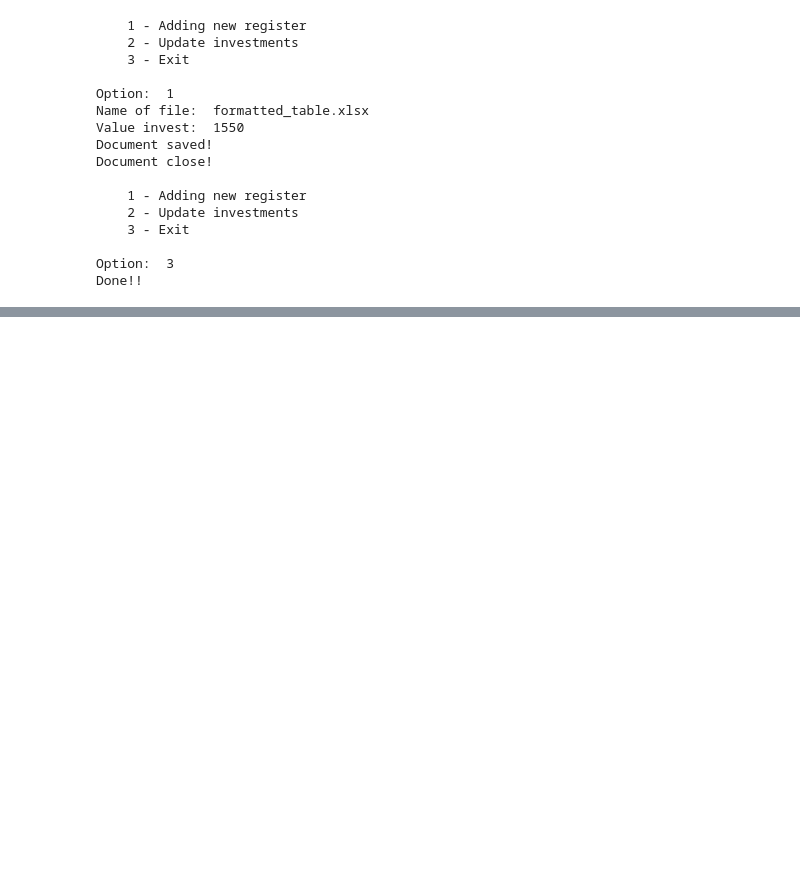
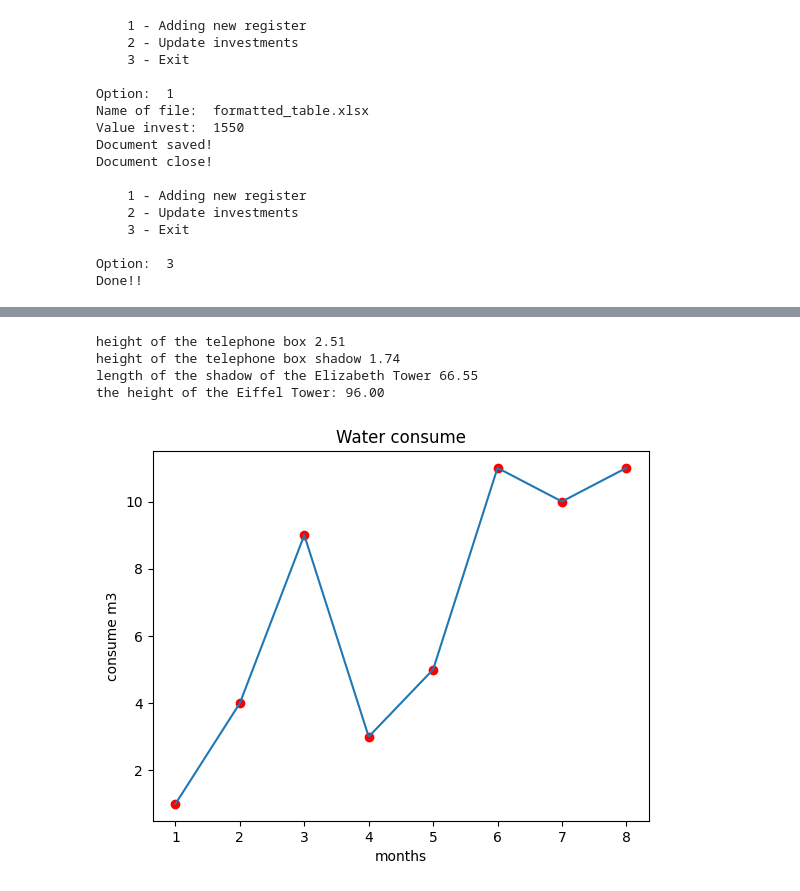
Before and after one commit to npereira89/learn_python, a Jupyter notebook: HelloWorld.ipynb, the cells around one changed output, grey strips where cells are left out. Saved outputs shown, nothing was run; the diff lists cells and outputs as text; code cells hidden in the pictures; blank space fills up the shorter version.

```diff
--- a/HelloWorld.ipynb
+++ b/HelloWorld.ipynb
@@ -397,0 +263,32 @@ for a in range(1,5):
+# %%
+#How tall is Big Ben? - www.101computing.net/how-tall-is-big-ben-python-challenge/
+# h = 2.51
+# l = 1.74
+# L = 66.55
+#
+# Input
+h = float(input("height of the telephone box"))
+l = float(input("height of the telephone box shadow"))
+L = float(input("length of the shadow of the Elizabeth Tower"))
+
+# Process
+H = (h*L) / l
+
+# Output
+print(f"the height of the Eiffel Tower: {H:.2f}")
+# %% [output]
+height of the telephone box 2.51
+height of the telephone box shadow 1.74
+length of the shadow of the Elizabeth Tower 66.55
+the height of the Eiffel Tower: 96.00
+# %%
+from matplotlib import pyplot as plt
+
+plt.plot([1, 2, 3, 4, 5, 6, 7, 8], [1, 4, 9, 3, 5, 11, 10, 11], 'ro')
+plt.plot([1, 2, 3, 4, 5, 6, 7, 8], [1, 4, 9, 3, 5, 11, 10, 11])
+plt.title("Water consume")
+plt.xlabel('months')
+plt.ylabel('consume m3')
+plt.show()
+# %% [output]
+[figure, added]
```
Also changed, not shown: parts of 7 cells of this notebook, 1 other file.
